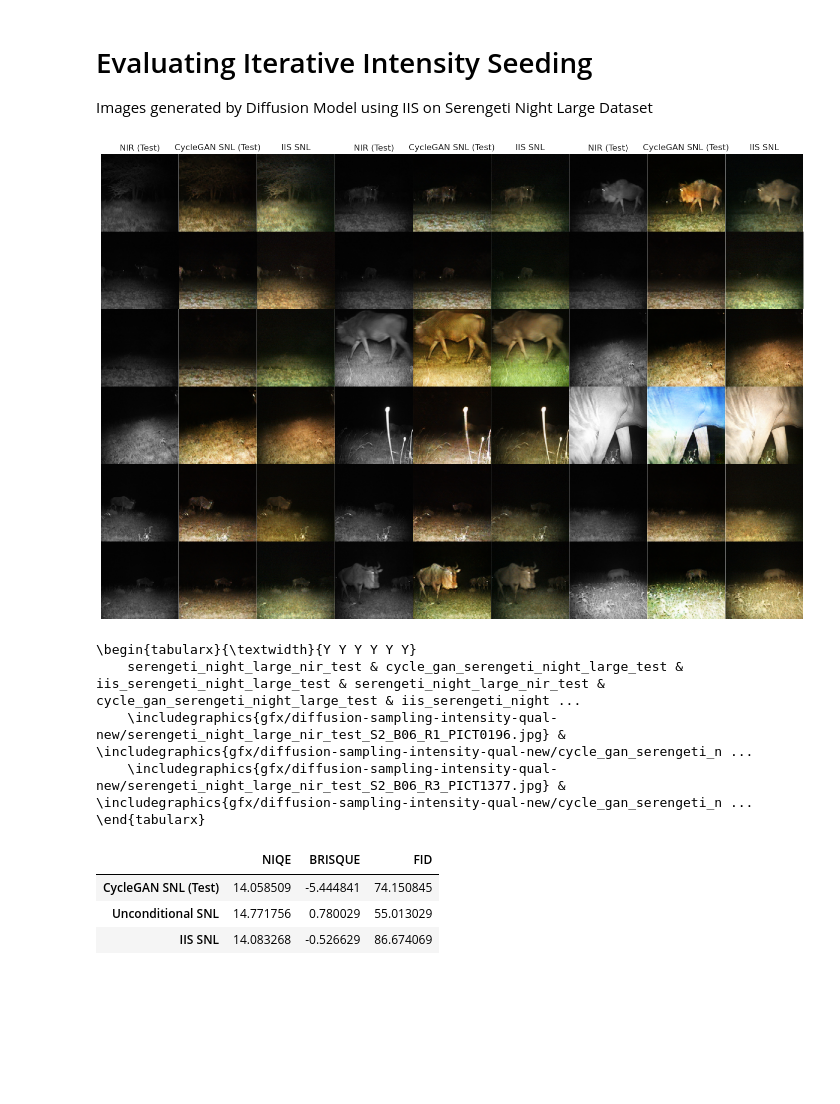
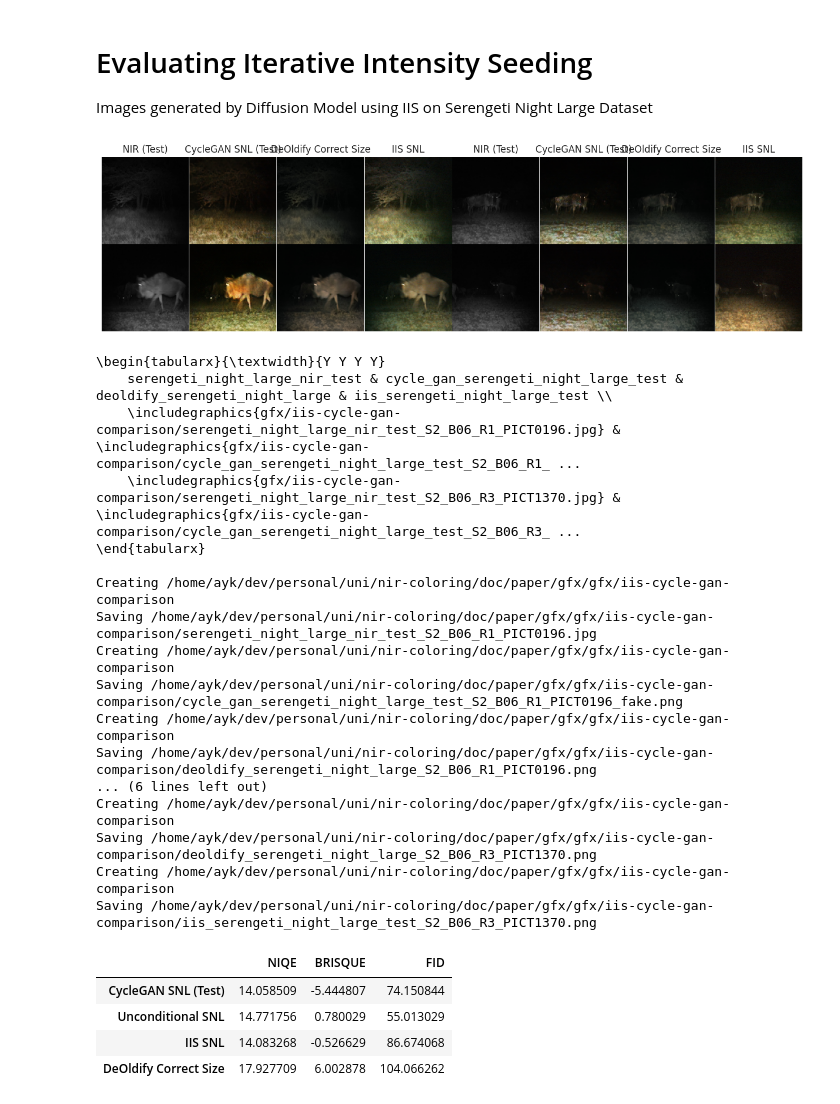
Before and after one commit to aykborstelmann/nir-coloring, a Jupyter notebook: nircoloring/evaluation/iis-evaluation.ipynb, the cells around one changed output. Cells and saved outputs as stored; diff of their text form; code cells hidden in the pictures; blank space fills up the shorter version.

```diff
--- a/nircoloring/evaluation/iis-evaluation.ipynb
+++ b/nircoloring/evaluation/iis-evaluation.ipynb
@@ -8,29 +8,46 @@ from nircoloring.evaluation.config import *
 # Evaluating Iterative Intensity Seeding
 Images generated by Diffusion Model using IIS on Serengeti Night Large Dataset
 # %%
-plot_grid([serengeti_night_large_nir_test, cycle_gan_serengeti_night_large_test, iis_serengeti_night_large_test],
-          columns=3, rows=6)
+plot_grid([serengeti_night_large_nir_test, cycle_gan_serengeti_night_large_test,
+           deoldlify_correct_size_serengeti_night_large_test, iis_serengeti_night_large_test],
+          columns=2, rows=2)
 # %% [output]
-[figure, old version]
+[figure, new version]
 # %%
 tabular_definition, copy_function = plot_grid_latex(
-    [serengeti_night_large_nir_test, cycle_gan_serengeti_night_large_test, iis_serengeti_night_large_test], columns=2,
-    fig_title="diffusion-sampling-intensity-qual-new",
+    [serengeti_night_large_nir_test, cycle_gan_serengeti_night_large_test,
+     deoldlify_correct_size_serengeti_night_large_test, iis_serengeti_night_large_test], columns=1,
+    fig_title="iis-cycle-gan-comparison",
     column_titles=["serengeti_night_large_nir_test", "cycle_gan_serengeti_night_large_test",
+                   "deoldify_serengeti_night_large",
                    "iis_serengeti_night_large_test"], rows=2)
 print(tabular_definition)
-#copy_function()
+copy_function()
 # %% [output]
-\begin{tabularx}{\textwidth}{Y Y Y Y Y Y}
-    serengeti_night_large_nir_test & cycle_gan_serengeti_night_large_test & iis_serengeti_night_large_test & serengeti_night_large_nir_test & cycle_gan_serengeti_night_large_test & iis_serengeti_night ...
-    \includegraphics{gfx/diffusion-sampling-intensity-qual-new/serengeti_night_large_nir_test_S2_B06_R1_PICT0196.jpg} & \includegraphics{gfx/diffusion-sampling-intensity-qual-new/cycle_gan_serengeti_n ...
-    \includegraphics{gfx/diffusion-sampling-intensity-qual-new/serengeti_night_large_nir_test_S2_B06_R3_PICT1377.jpg} & \includegraphics{gfx/diffusion-sampling-intensity-qual-new/cycle_gan_serengeti_n ...
+\begin{tabularx}{\textwidth}{Y Y Y Y}
+    serengeti_night_large_nir_test & cycle_gan_serengeti_night_large_test & deoldify_serengeti_night_large & iis_serengeti_night_large_test \\
+    \includegraphics{gfx/iis-cycle-gan-comparison/serengeti_night_large_nir_test_S2_B06_R1_PICT0196.jpg} & \includegraphics{gfx/iis-cycle-gan-comparison/cycle_gan_serengeti_night_large_test_S2_B06_R1_ ...
+    \includegraphics{gfx/iis-cycle-gan-comparison/serengeti_night_large_nir_test_S2_B06_R3_PICT1370.jpg} & \includegraphics{gfx/iis-cycle-gan-comparison/cycle_gan_serengeti_night_large_test_S2_B06_R3_ ...
 \end{tabularx}
+
+Creating /home/ayk/dev/personal/uni/nir-coloring/doc/paper/gfx/gfx/iis-cycle-gan-comparison
+Saving /home/ayk/dev/personal/uni/nir-coloring/doc/paper/gfx/gfx/iis-cycle-gan-comparison/serengeti_night_large_nir_test_S2_B06_R1_PICT0196.jpg
+Creating /home/ayk/dev/personal/uni/nir-coloring/doc/paper/gfx/gfx/iis-cycle-gan-comparison
+Saving /home/ayk/dev/personal/uni/nir-coloring/doc/paper/gfx/gfx/iis-cycle-gan-comparison/cycle_gan_serengeti_night_large_test_S2_B06_R1_PICT0196_fake.png
+Creating /home/ayk/dev/personal/uni/nir-coloring/doc/paper/gfx/gfx/iis-cycle-gan-comparison
+Saving /home/ayk/dev/personal/uni/nir-coloring/doc/paper/gfx/gfx/iis-cycle-gan-comparison/deoldify_serengeti_night_large_S2_B06_R1_PICT0196.png
+... (6 lines left out)
+Creating /home/ayk/dev/personal/uni/nir-coloring/doc/paper/gfx/gfx/iis-cycle-gan-comparison
+Saving /home/ayk/dev/personal/uni/nir-coloring/doc/paper/gfx/gfx/iis-cycle-gan-comparison/deoldify_serengeti_night_large_S2_B06_R3_PICT1370.png
+Creating /home/ayk/dev/personal/uni/nir-coloring/doc/paper/gfx/gfx/iis-cycle-gan-comparison
+Saving /home/ayk/dev/personal/uni/nir-coloring/doc/paper/gfx/gfx/iis-cycle-gan-comparison/iis_serengeti_night_large_test_S2_B06_R3_PICT1370.png
 # %%
 result_to_quan_df(
-    [cycle_gan_serengeti_night_large_test, unconditional_serengeti_night_large, iis_serengeti_night_large_test])
+    [cycle_gan_serengeti_night_large_test, unconditional_serengeti_night_large, iis_serengeti_night_large_test,
+     deoldlify_correct_size_serengeti_night_large_test])
 # %% [output]
 |  | NIQE | BRISQUE | FID |
-| CycleGAN SNL (Test) | 14.058509 | -5.444841 | 74.150845 |
+| CycleGAN SNL (Test) | 14.058509 | -5.444807 | 74.150844 |
 | Unconditional SNL | 14.771756 | 0.780029 | 55.013029 |
-| IIS SNL | 14.083268 | -0.526629 | 86.674069 |
+| IIS SNL | 14.083268 | -0.526629 | 86.674068 |
+| DeOldify Correct Size | 17.927709 | 6.002878 | 104.066262 |
```
Also changed, not shown: 3 other files.
